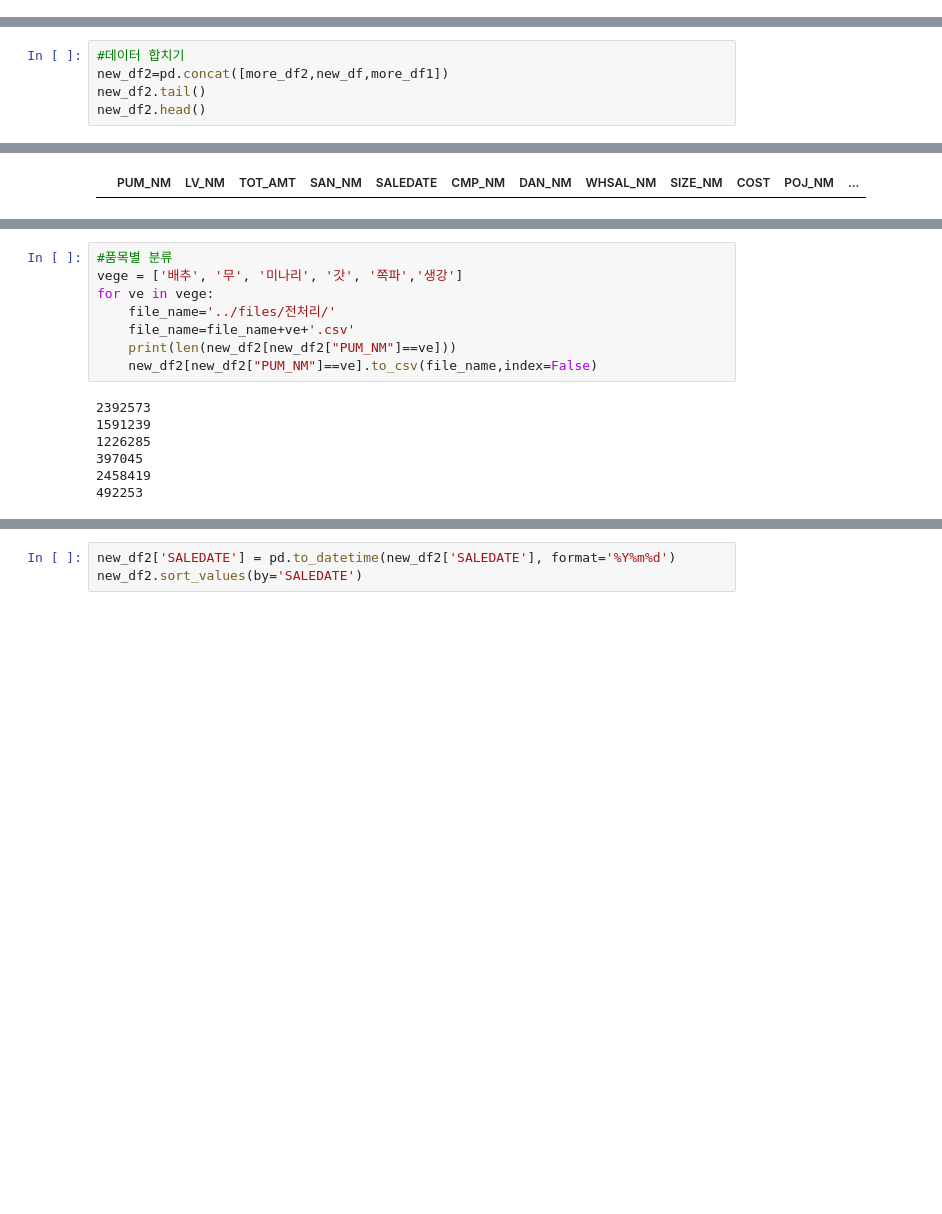
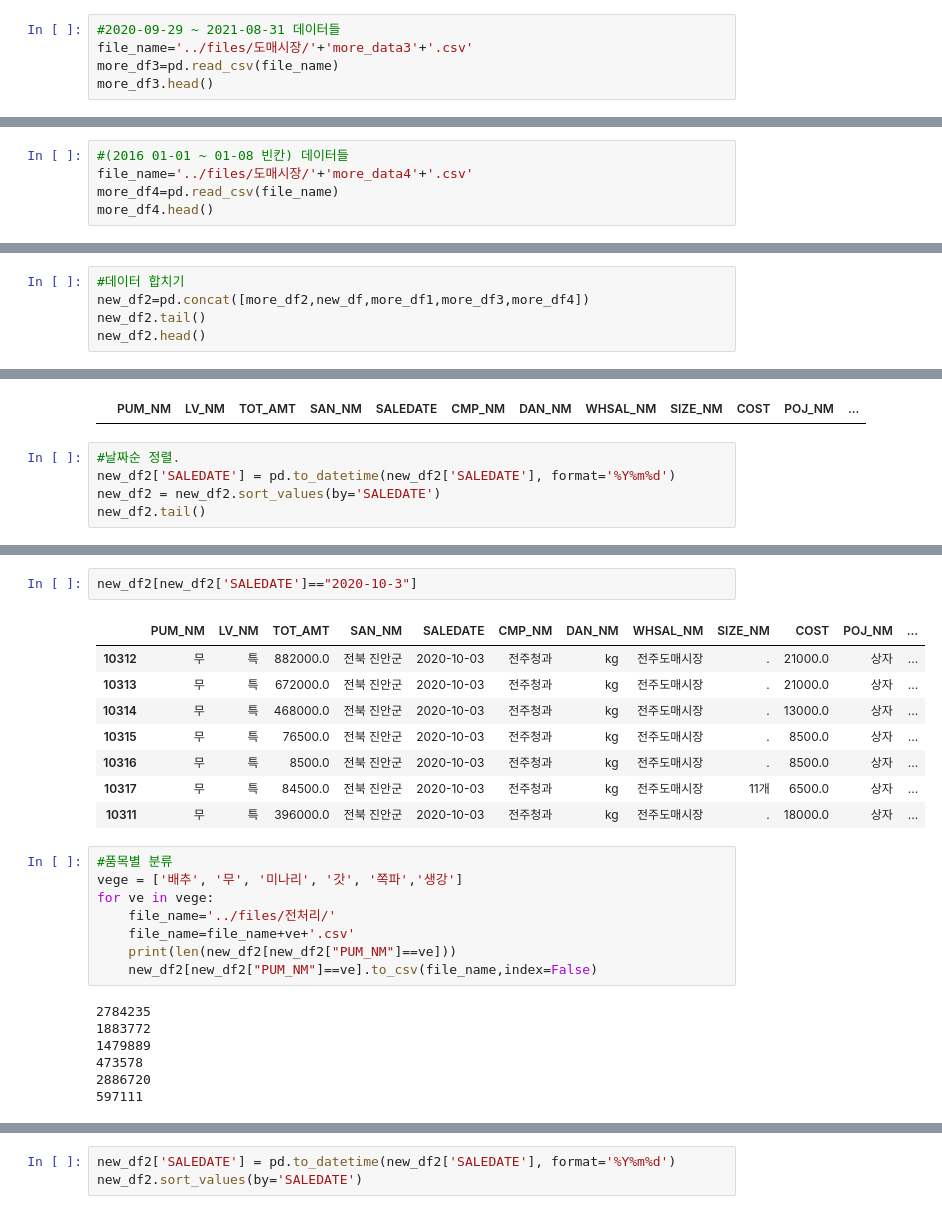
Before and after one commit to bub3690/stat_bigdata2021, a Jupyter notebook: scrap/dome_all_data.ipynb, the cells around one changed output, grey strips where cells are left out. Drawn from its saved outputs; the diff is of its cells as text; blank space fills up the shorter version.

```diff
--- a/scrap/dome_all_data.ipynb
+++ b/scrap/dome_all_data.ipynb
@@ -105,3 +96,8 @@ more_df2.head()
 | 2 | 무 | . | 1596000 | 제주도 서귀포시 | 20140103 | 서울청과 | kg | 서울가락도매 | . | 5700.0 | . | ... |
 | 3 | 무 | . | 1400000 | 제주도 제주시 | 20140103 | 서울청과 | kg | 서울가락도매 | . | 5000.0 | . | ... |
 | 4 | 무 | . | 1288000 | 제주도 서귀포시 | 20140103 | 서울청과 | kg | 서울가락도매 | . | 4600.0 | . | ... |
+# %%
+#2020-09-29 ~ 2021-08-31 데이터들
+file_name='../files/도매시장/'+'more_data3'+'.csv'
+more_df3=pd.read_csv(file_name)
+more_df3.head()
@@ -107,0 +111,5 @@ more_df2.head()
+# %%
+#(2016 01-01 ~ 01-08 빈칸) 데이터들
+file_name='../files/도매시장/'+'more_data4'+'.csv'
+more_df4=pd.read_csv(file_name)
+more_df4.head()
@@ -108,6 +123,6 @@ more_df2.head()
 # %%
 #데이터 합치기
-new_df2=pd.concat([more_df2,new_df,more_df1])
+new_df2=pd.concat([more_df2,new_df,more_df1,more_df3,more_df4])
 new_df2.tail()
 new_df2.head()
 # %% [output]
@@ -125,3 +140,8 @@ new_df2['SALEDATE']=new_df2['SALEDATE'].replace('-','',regex=True)
 new_df2[new_df2['SALEDATE']=="2020-09-04"]
 # %% [output]
 |  | PUM_NM | LV_NM | TOT_AMT | SAN_NM | SALEDATE | CMP_NM | DAN_NM | WHSAL_NM | SIZE_NM | COST | POJ_NM | ... |
+# %%
+#날짜순 정렬.
+new_df2['SALEDATE'] = pd.to_datetime(new_df2['SALEDATE'], format='%Y%m%d')
+new_df2 = new_df2.sort_values(by='SALEDATE')
+new_df2.tail()
@@ -128,3 +155,14 @@ new_df2[new_df2['SALEDATE']=="2020-09-04"]
+# %%
+new_df2[new_df2['SALEDATE']=="2020-10-3"]
+# %% [output]
+|  | PUM_NM | LV_NM | TOT_AMT | SAN_NM | SALEDATE | CMP_NM | DAN_NM | WHSAL_NM | SIZE_NM | COST | POJ_NM | ... |
+| 10312 | 무 | 특 | 882000.0 | 전북 진안군 | 2020-10-03 | 전주청과 | kg | 전주도매시장 | . | 21000.0 | 상자 | ... |
+| 10313 | 무 | 특 | 672000.0 | 전북 진안군 | 2020-10-03 | 전주청과 | kg | 전주도매시장 | . | 21000.0 | 상자 | ... |
+| 10314 | 무 | 특 | 468000.0 | 전북 진안군 | 2020-10-03 | 전주청과 | kg | 전주도매시장 | . | 13000.0 | 상자 | ... |
+| 10315 | 무 | 특 | 76500.0 | 전북 진안군 | 2020-10-03 | 전주청과 | kg | 전주도매시장 | . | 8500.0 | 상자 | ... |
+| 10316 | 무 | 특 | 8500.0 | 전북 진안군 | 2020-10-03 | 전주청과 | kg | 전주도매시장 | . | 8500.0 | 상자 | ... |
+| 10317 | 무 | 특 | 84500.0 | 전북 진안군 | 2020-10-03 | 전주청과 | kg | 전주도매시장 | 11개 | 6500.0 | 상자 | ... |
+| 10311 | 무 | 특 | 396000.0 | 전북 진안군 | 2020-10-03 | 전주청과 | kg | 전주도매시장 | . | 18000.0 | 상자 | ... |
 # %%
 #품목별 분류
 vege = ['배추', '무', '미나리', '갓', '쪽파','생강']
@@ -134,10 +172,10 @@ for ve in vege:
     print(len(new_df2[new_df2["PUM_NM"]==ve]))
     new_df2[new_df2["PUM_NM"]==ve].to_csv(file_name,index=False)
 # %% [output]
-2392573
-1591239
-1226285
-397045
-2458419
-492253
+2784235
+1883772
+1479889
+473578
+2886720
+597111
 # %%
```
Also changed, not shown: parts of 5 cells of this notebook, 3 other files.
